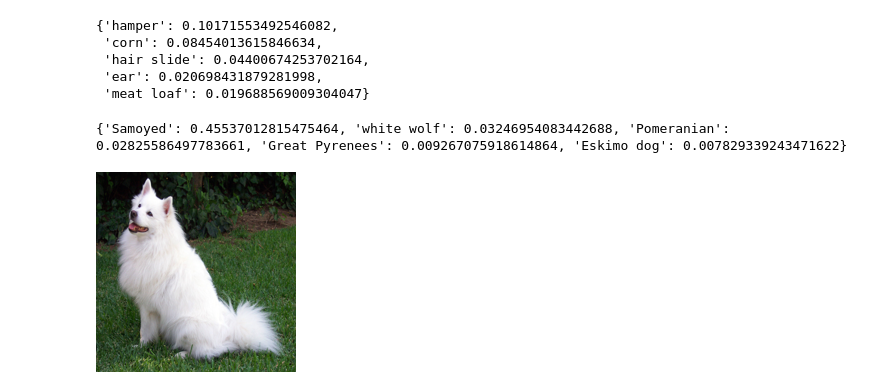
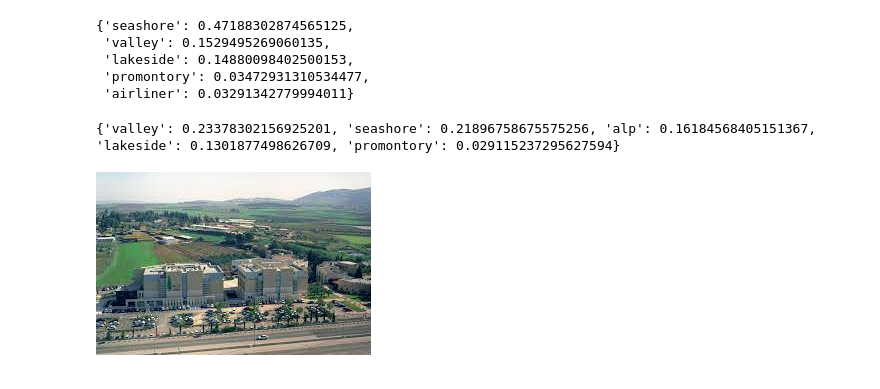
Before and after one commit to charphob/aisem22, a Jupyter notebook: resnet50pretrained.ipynb, the cells around one changed output. Saved outputs shown, nothing was run; the diff lists cells and outputs as text; code cells hidden in the pictures.

```diff
--- a/resnet50pretrained.ipynb
+++ b/resnet50pretrained.ipynb
@@ -10,5 +13,5 @@ model.eval()
 # %%
-def inference(input_image):
+def inference_resnet(input_image):
     preprocess = transforms.Compose([
         transforms.Resize(256),
         transforms.CenterCrop(224),
@@ -33,22 +36,44 @@ def inference(input_image):
     for i in range(top5_prob.size(0)):
         result[categories[top5_catid[i]]] = top5_prob[i].item()
     return result
+
+def inference_vgg(input_image):
+    preprocess = transforms.Compose([
+        transforms.Resize(256),
+        transforms.CenterCrop(224),
+        transforms.ToTensor(),
+        transforms.Normalize(mean=[0.485, 0.456, 0.406], std=[0.229, 0.224, 0.225]), # Normalization with mean and std of imagenet
+    ])
+    input_tensor = preprocess(input_image) # preprocess with expected parameter for resnet50 with imagenet weights
+    input_batch = input_tensor.unsqueeze(0) # create a mini-batch as expected by the model
+
+
+    with torch.no_grad():
+        output = model_vgg(input_batch)
+    # The output has unnormalized scores. To get probabilities, you can run a softmax on it.
+    probabilities = torch.nn.functional.softmax(output[0], dim=0)
+
+    # Read the categories
+    with open("data/imagenet_classes.txt", "r") as f:
+        categories = [s.strip() for s in f.readlines()]
+    # Show top categories per image
+    top5_prob, top5_catid = torch.topk(probabilities, 5)
+    result = {}
+    for i in range(top5_prob.size(0)):
+        result[categories[top5_catid[i]]] = top5_prob[i].item()
+    return result
 # %%
-img = Image.open("data/images/grapes.jpg")
-inference(img)
+img = Image.open("data/images/school.jpg")
+inference_resnet(img)
 # %% [output]
-{'hamper': 0.10171553492546082,
- 'corn': 0.08454013615846634,
- 'hair slide': 0.04400674253702164,
- 'ear': 0.020698431879281998,
- 'meat loaf': 0.019688569009304047}
+{'seashore': 0.47188302874565125,
+ 'valley': 0.1529495269060135,
+ 'lakeside': 0.14880098402500153,
+ 'promontory': 0.03472931310534477,
+ 'airliner': 0.03291342779994011}
-# %%
-img = Image.open("data/images/dog.jpg")
-result = inference(img)
-
-print(result)
-
-img.resize((200,200))
-# %% [output]
-{'Samoyed': 0.45537012815475464, 'white wolf': 0.03246954083442688, 'Pomeranian': 0.02825586497783661, 'Great Pyrenees': 0.009267075918614864, 'Eskimo dog': 0.007829339243471622}
-[figure, removed]
+# %%
+print(inference_vgg(img))
+img
+# %% [output]
+{'valley': 0.23378302156925201, 'seashore': 0.21896758675575256, 'alp': 0.16184568405151367, 'lakeside': 0.1301877498626709, 'promontory': 0.029115237295627594}
+[figure, added]
```
Also changed, not shown: parts of 1 cell of this notebook, 5 other files.
